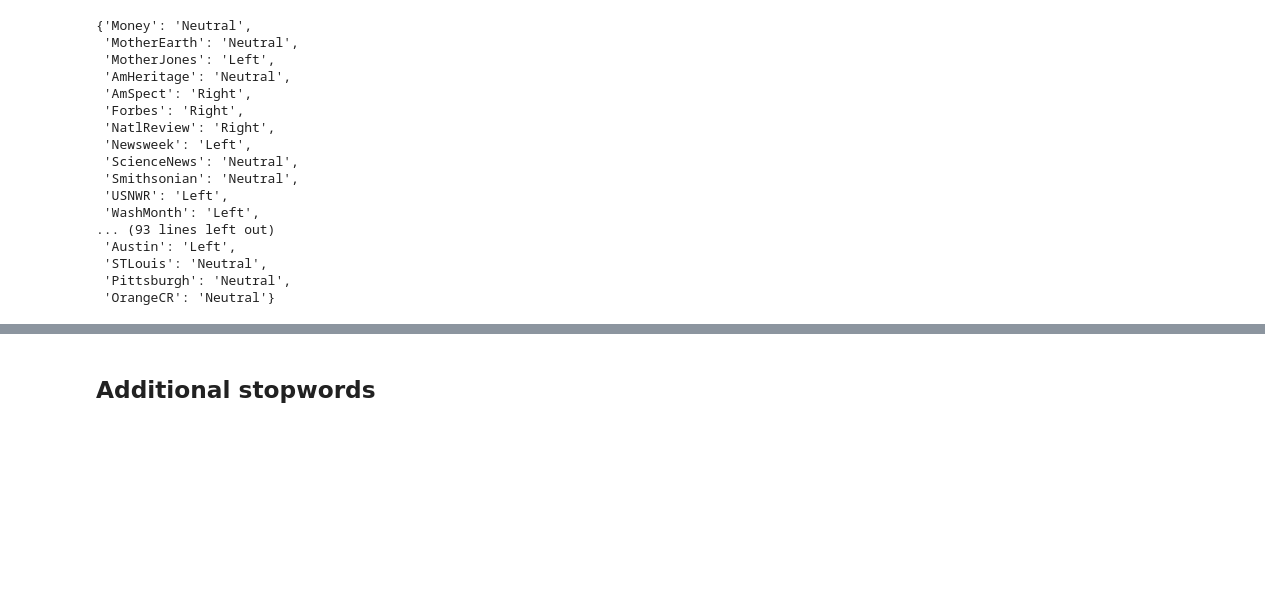
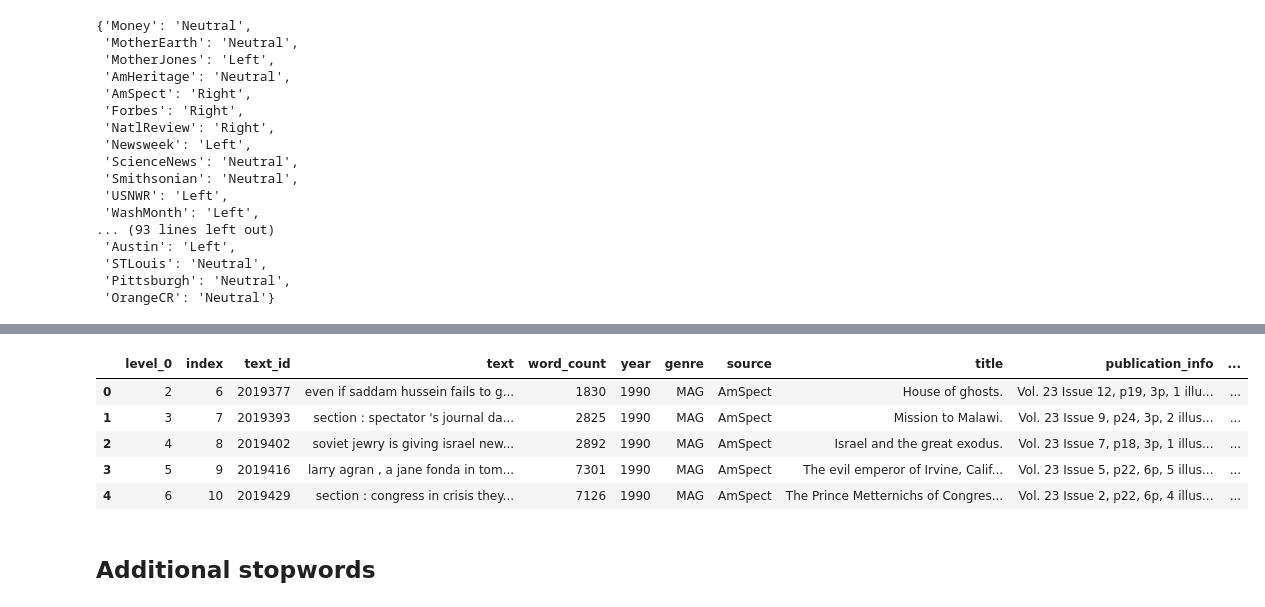
Before and after one commit to rachel-ker/refugeediscourse, a Jupyter notebook: data_analysis.ipynb, the cells around one changed output, grey strips where cells are left out. Cells and saved outputs as stored; diff of their text form; code cells hidden in the pictures; blank space fills up the shorter version.

```diff
--- a/data_analysis.ipynb
+++ b/data_analysis.ipynb
@@ -270,3 +271,12 @@ data.head()
+# %%
+data_right.head()
+# %% [output]
+|  | level_0 | index | text_id | text | word_count | year | genre | source | title | publication_info | ... |
+| 0 | 2 | 6 | 2019377 | even if saddam hussein fails to g... | 1830 | 1990 | MAG | AmSpect | House of ghosts. | Vol. 23 Issue 12, p19, 3p, 1 illu... | ... |
+| 1 | 3 | 7 | 2019393 | section : spectator 's journal da... | 2825 | 1990 | MAG | AmSpect | Mission to Malawi. | Vol. 23 Issue 9, p24, 3p, 2 illus... | ... |
+| 2 | 4 | 8 | 2019402 | soviet jewry is giving israel new... | 2892 | 1990 | MAG | AmSpect | Israel and the great exodus. | Vol. 23 Issue 7, p18, 3p, 1 illus... | ... |
+| 3 | 5 | 9 | 2019416 | larry agran , a jane fonda in tom... | 7301 | 1990 | MAG | AmSpect | The evil emperor of Irvine, Calif... | Vol. 23 Issue 5, p22, 6p, 5 illus... | ... |
+| 4 | 6 | 10 | 2019429 | section : congress in crisis they... | 7126 | 1990 | MAG | AmSpect | The Prince Metternichs of Congres... | Vol. 23 Issue 2, p22, 6p, 4 illus... | ... |
 # %% [markdown]
 ## Additional stopwords
 # %%
```
Also changed, not shown: parts of 5 cells of this notebook.
